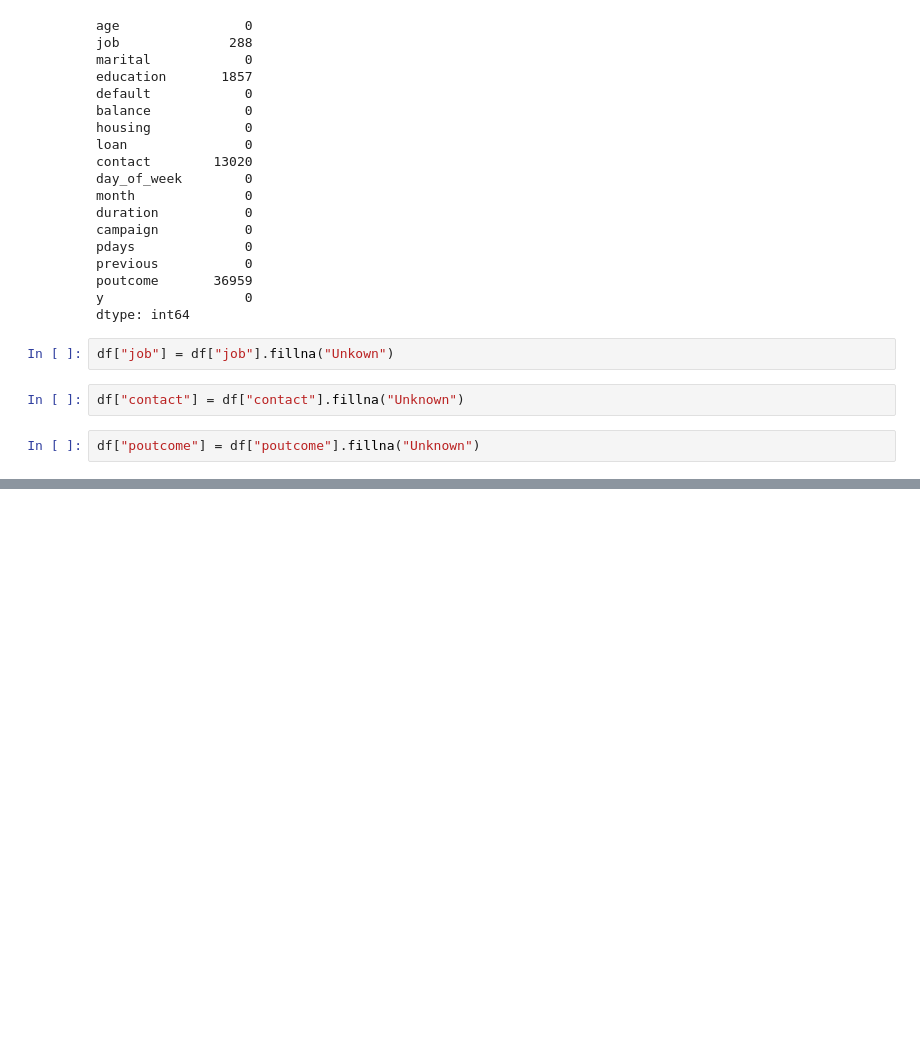
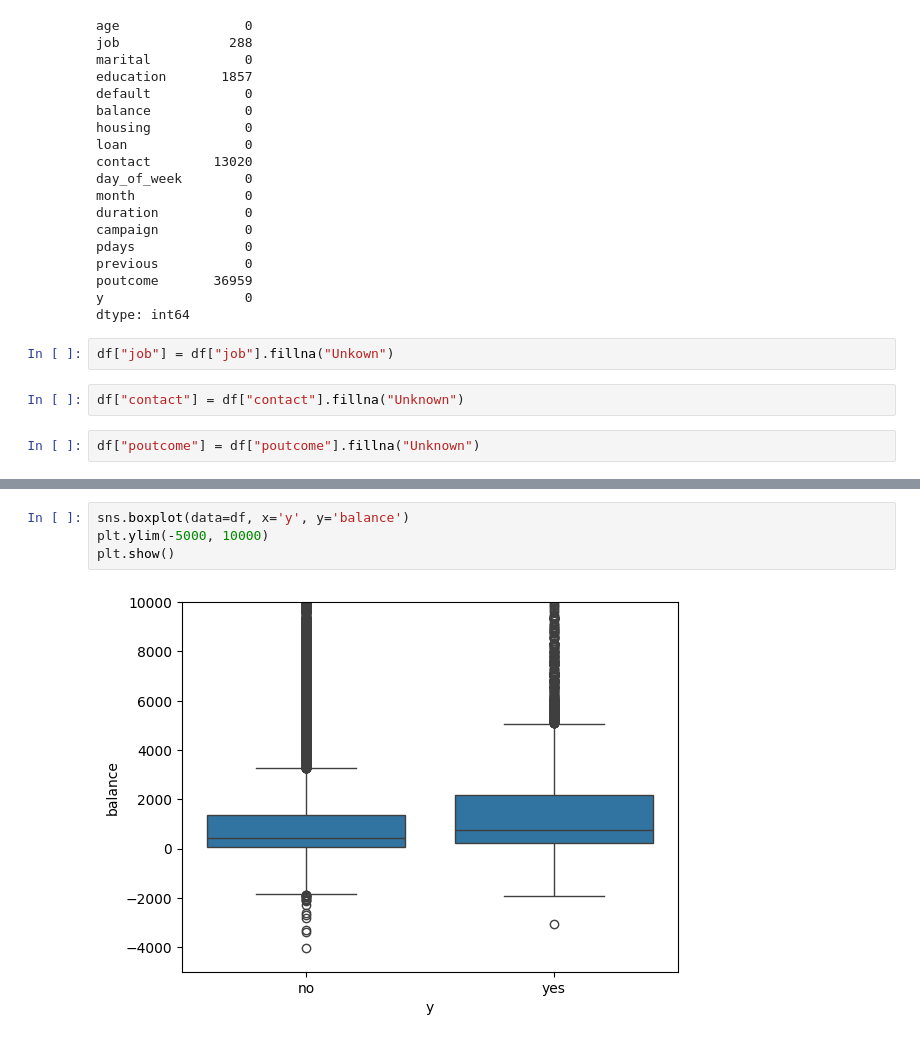
Before and after one commit to DenizBerkDemirag/bank-marketing, a Jupyter notebook: eda_analysis.ipynb, the cells around one changed output, grey strips where cells are left out. Drawn from its saved outputs; the diff is of its cells as text; blank space fills up the shorter version.

```diff
--- a/eda_analysis.ipynb
+++ b/eda_analysis.ipynb
@@ -55,0 +129,6 @@ df["poutcome"] = df["poutcome"].fillna("Unknown")
+# %%
+sns.boxplot(data=df, x='y', y='balance')
+plt.ylim(-5000, 10000)
+plt.show()
+# %% [output]
+[figure, added]
```
Also changed, not shown: parts of 7 cells of this notebook.
